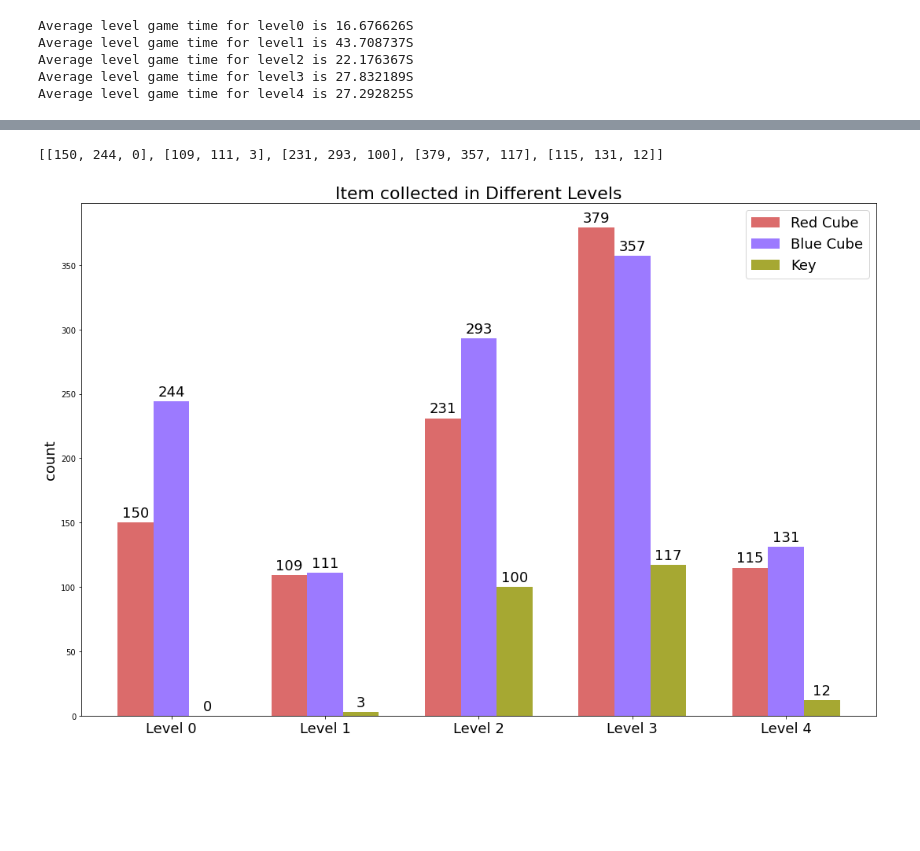
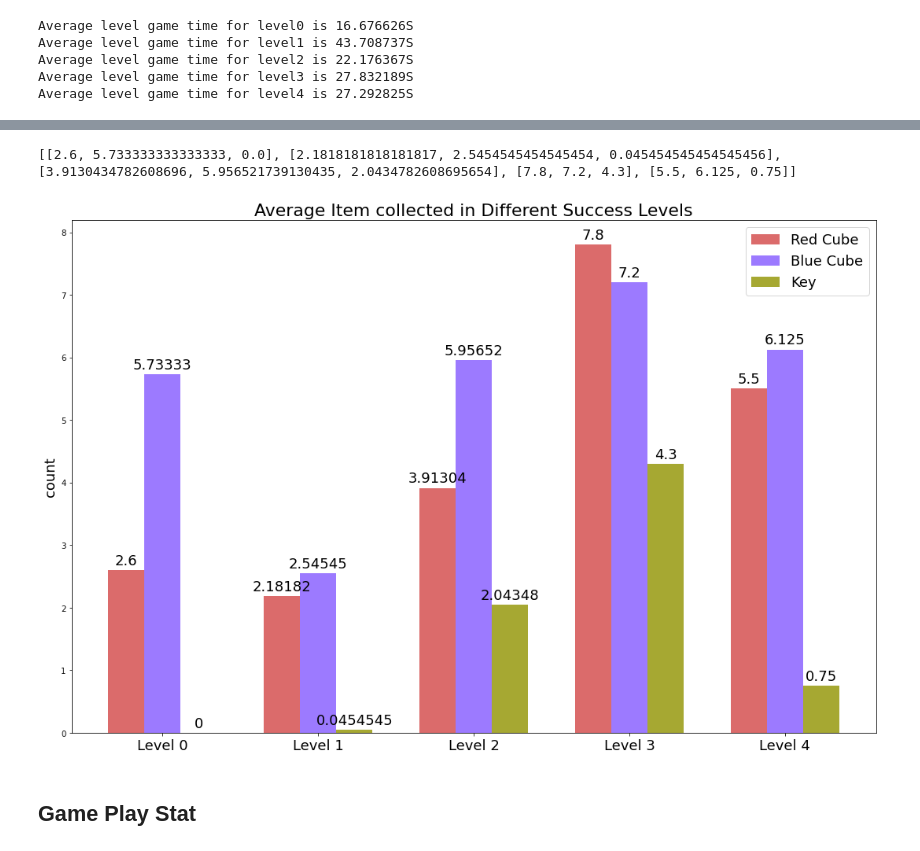
Before and after one commit to djt1998/ChestNut, a Jupyter notebook: Analysis/ChestNut_Data.ipynb, the cells around one changed output, grey strips where cells are left out. Drawn from its saved outputs; the diff is of its cells as text; code cells hidden in the pictures; blank space fills up the shorter version.

Commit message:
Graph Update

```diff
--- a/Analysis/ChestNut_Data.ipynb
+++ b/Analysis/ChestNut_Data.ipynb
@@ -203,3 +232,36 @@ def game_stat_painter(labels, sub_labels, data, title, unit, sub_color = None):
+# %%
+#item_count format: #level:[ #red, #blue, #key ] cp format lv#-item-redcube
+succ_item_count = []
+
+#sorted_data schema: [#level:[ #succes:[], #died:[], #quit:[] ] ]
+
+for i in range(5):
+    succ_item_count.append([0,0,0])
+
+for i in range(len(sorted_data)):
+    success_time = len(sorted_data[i][0])
+    for game_data in sorted_data[i][0]:
+        for check_pts in game_data[0]:
+            if 'redcube' in check_pts[0]:
+                succ_item_count[int(check_pts[0][2])][0] += 1
+            elif 'bluecube' in check_pts[0]:
+                succ_item_count[int(check_pts[0][2])][1] += 1
+            elif 'key' in check_pts[0]:
+                succ_item_count[int(check_pts[0][2])][2] += 1
+
+for i in range(5):
+    for j in range(3):
+        succ_item_count[i][j] /= len(sorted_data[i][0])
+print(succ_item_count)
+# %% [output]
+[[2.6, 5.733333333333333, 0.0], [2.1818181818181817, 2.5454545454545454, 0.045454545454545456], [3.9130434782608696, 5.956521739130435, 2.0434782608695654], [7.8, 7.2, 4.3], [5.5, 6.125, 0.75]]
+# %%
+game_stat_painter(level_labels, ['Red Cube', 'Blue Cube', 'Key'],
+                  succ_item_count, 'Average Item collected in Different Success Levels', 'count', sub_color=['#db6b6b', '#9c7aff', '#a6a832'])
+# %% [output]
+[figure, added]
+# %% [markdown]
+## Game Play Stat
 # %%
 #Statistics format: #level:[ #Start Count, #Death Count, #Quit Count, #Success Count ]
 statistics = []
@@ -209,30 +271,3 @@ for i in range(len(sorted_data)):
     died_count = len(sorted_data[i][1])
     quit_count = len(sorted_data[i][2])
     statistics.append([succ_count + died_count + quit_count, died_count, quit_count, succ_count])
-# %%
-#item_count format: #level:[ #red, #blue, #key ] cp format lv#-item-redcube
-item_count = []
-
-
-for i in range(5):
-    item_count.append([0,0,0])
-
-for i in range(len(sorted_data)):
-    for game_list in sorted_data[i]:
-        for game_data in game_list:
-            for check_pts in game_data[0]:
-                if 'redcube' in check_pts[0]:
-                    item_count[int(check_pts[0][2])][0] += 1
-                elif 'bluecube' in check_pts[0]:
-                    item_count[int(check_pts[0][2])][1] += 1
-                elif 'key' in check_pts[0]:
-                    item_count[int(check_pts[0][2])][2] += 1
-
-print(item_count )
-# %% [output]
-[[150, 244, 0], [109, 111, 3], [231, 293, 100], [379, 357, 117], [115, 131, 12]]
-# %%
-game_stat_painter(level_labels, ['Red Cube', 'Blue Cube', 'Key'],
-                  item_count, 'Item collected in Different Levels', 'count', sub_color=['#db6b6b', '#9c7aff', '#a6a832'])
-# %% [output]
-[figure, removed]
```
Also changed, not shown: parts of 18 cells of this notebook, 1 other file.
